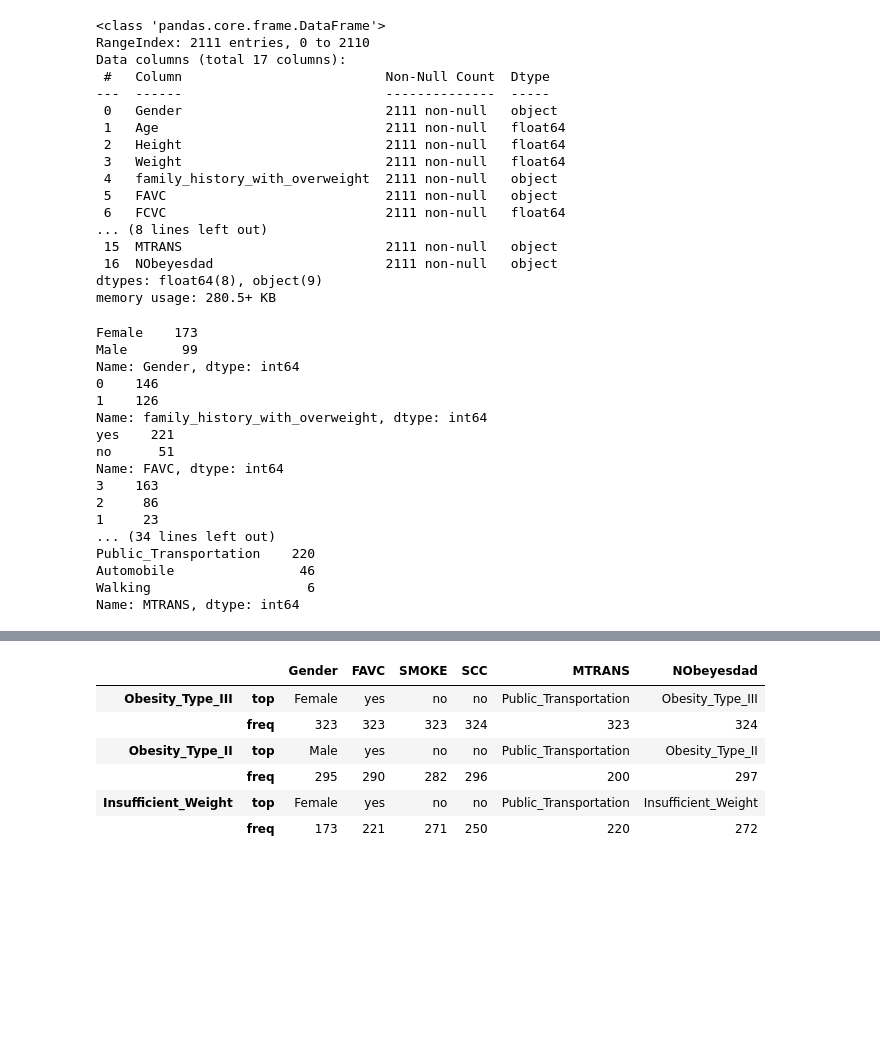
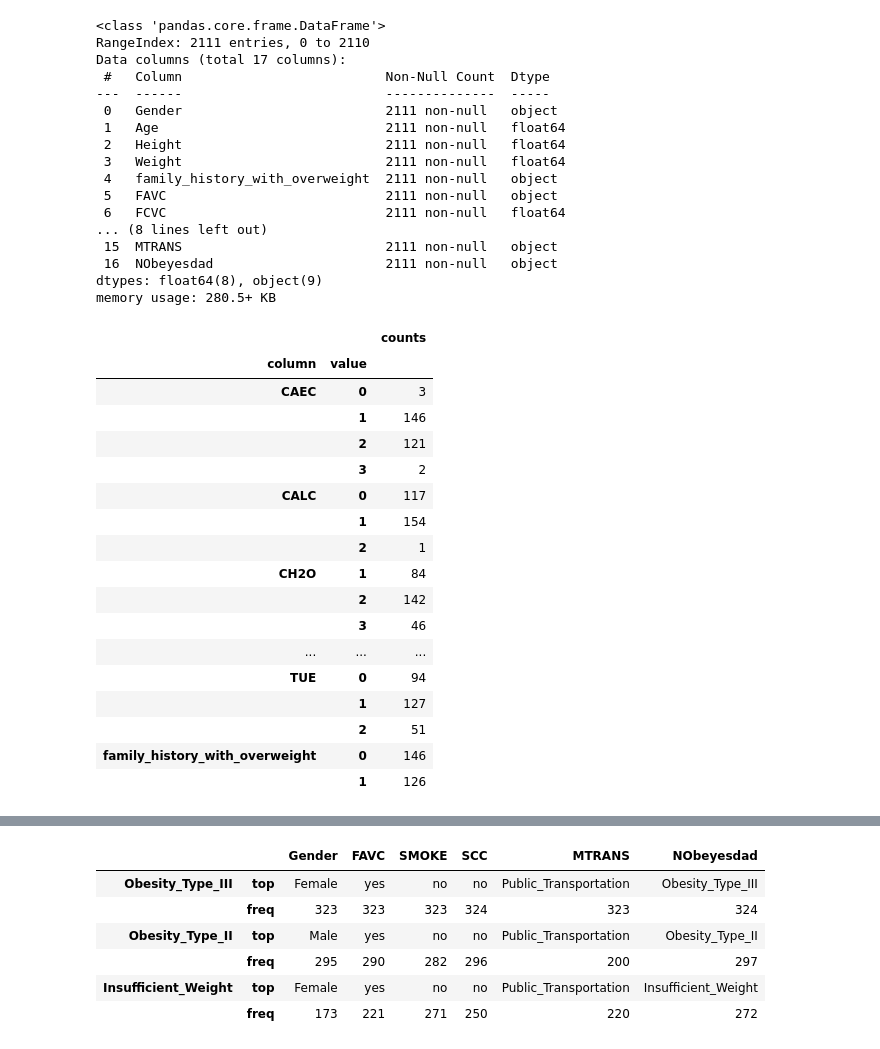
Before and after one commit to NoaAmichai/Obesity-Data-Science-Project, a Jupyter notebook: Obesity_Semester_B.ipynb, the cells around one changed output, grey strips where cells are left out. Cells and saved outputs as stored; diff of their text form; code cells hidden in the pictures; blank space fills up the shorter version.

```diff
--- a/Obesity_Semester_B.ipynb
+++ b/Obesity_Semester_B.ipynb
@@ -87,27 +87,16 @@ columns =['Gender','family_history_with_overweight','FAVC', 'FCVC', 'NCP', 'CAEC
 Insufficient_Weight.Gender.value_counts()
 Insufficient_Weight.FAVC.value_counts()
 
-Insufficient_Weight_data = []
+Insufficient_Weight_data = list()
 for i in columns:
-    print((Insufficient_Weight[i].value_counts()))
+    Insufficient_Weight_data.append(Insufficient_Weight[i].value_counts())
+Obesity_Type_II_data = list()
+for i in columns:
+    Obesity_Type_II_data.append(Obesity_Type_II[i].value_counts())
+
+Obesity_Type_III_data = list()
+for i in columns:
+    Obesity_Type_III_data.append(Obesity_Type_III[i].value_counts())
-# %% [output]
-Female    173
-Male       99
-Name: Gender, dtype: int64
-0    146
-1    126
-Name: family_history_with_overweight, dtype: int64
-yes    221
-no      51
-Name: FAVC, dtype: int64
-3    163
-2     86
-1     23
-... (34 lines left out)
-Public_Transportation    220
-Automobile                46
-Walking                    6
-Name: MTRANS, dtype: int64
 # %%
 cols = columns
 Insufficient_Weight_data = (pd.DataFrame(Insufficient_Weight[cols]
@@ -126,3 +115,24 @@ Obesity_Type_III_data = (pd.DataFrame(Obesity_Type_III[cols]
     .value_counts())
 .rename(columns={0: 'counts'})
 .sort_values(by=['column', 'counts']))
+# %%
+Insufficient_Weight_data.sort_index()
+# %% [output]
+|  |  | counts |
+| column | value |  |
+| CAEC | 0 | 3 |
+|  | 1 | 146 |
+|  | 2 | 121 |
+|  | 3 | 2 |
+| CALC | 0 | 117 |
+|  | 1 | 154 |
+|  | 2 | 1 |
+| CH2O | 1 | 84 |
+|  | 2 | 142 |
+|  | 3 | 46 |
+| ... | ... | ... |
+| TUE | 0 | 94 |
+|  | 1 | 127 |
+|  | 2 | 51 |
+| family_history_with_overweight | 0 | 146 |
+|  | 1 | 126 |
```
Also changed, not shown: parts of 2 cells of this notebook.
